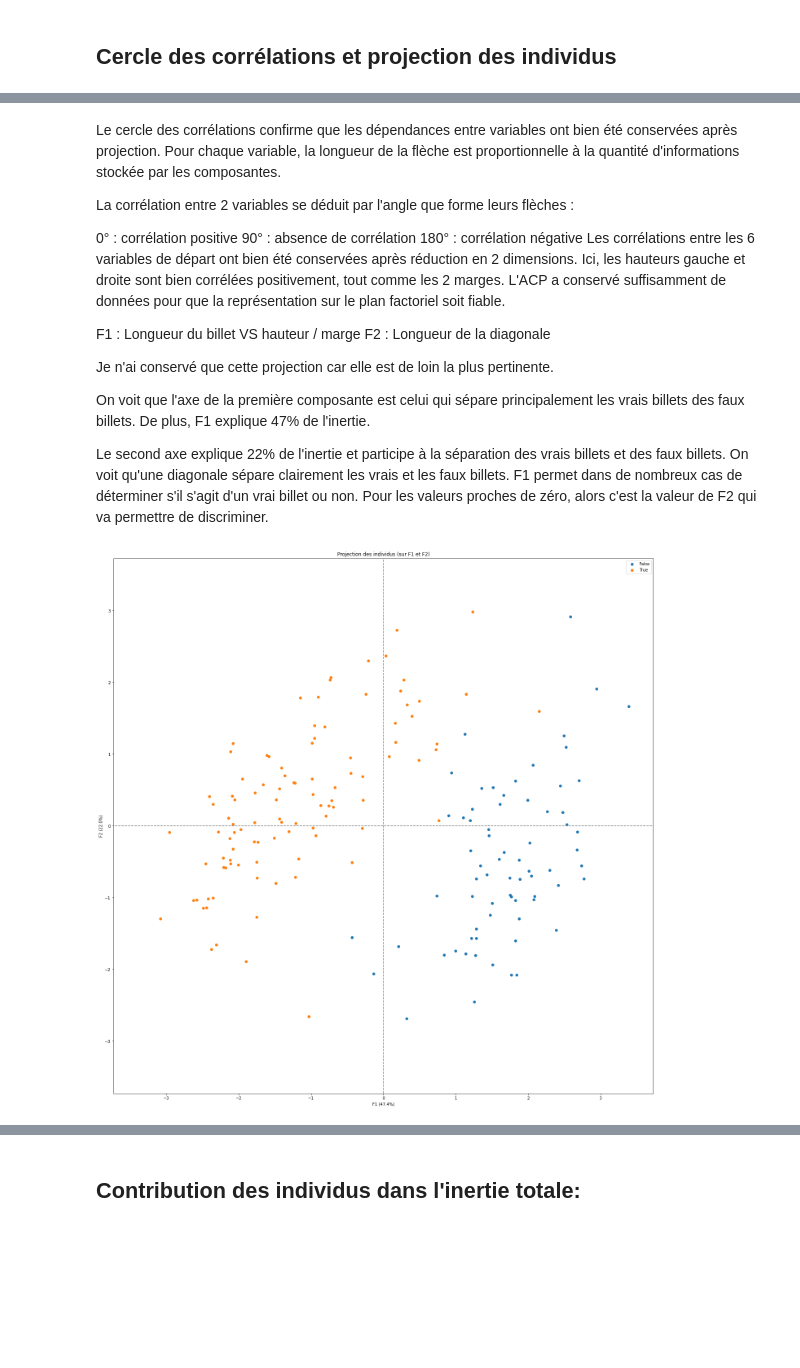
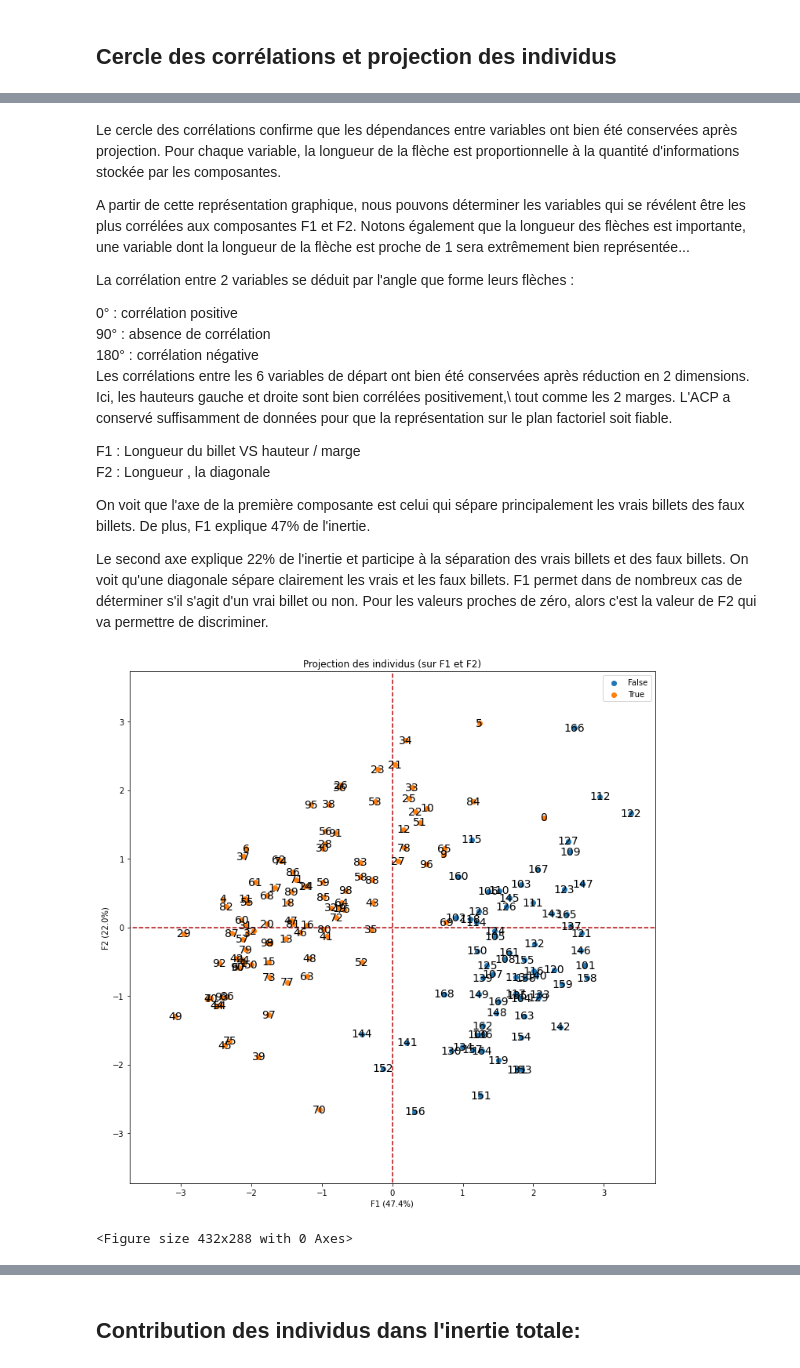
Before and after one commit to ROWAIDAK/P6-D-tectez-des-faux-billets, a Jupyter notebook: P6_02_ACP _Détectez_des_faux_billets.ipynb, the cells around one changed output, grey strips where cells are left out. Cells and saved outputs as stored; diff of their text form; code cells hidden in the pictures; blank space fills up the shorter version.

```diff
--- a/P6_02_ACP _Détectez_des_faux_billets.ipynb
+++ b/P6_02_ACP _Détectez_des_faux_billets.ipynb
@@ -31,8 +33,8 @@ from sklearn.preprocessing import StandardScaler
 from matplotlib.colors import ListedColormap
 cmap = ListedColormap(['#4cb2ff', '#61ba86'])
 # %%
-data = pd.read_csv('datas/notes.csv' , header=0, sep=",", decimal=".")
-data
+df = pd.read_csv('datas/notes.csv' , header=0, sep=",", decimal=".")
+df
 # %% [output]
 |  | is_genuine | diagonal | height_left | height_right | margin_low | margin_up | length |
 | 0 | True | 171.81 | 104.86 | 104.95 | 4.52 | 2.89 | 112.83 |
@@ -98,0 +81,18 @@ array([[-0.42834385,  2.6694537 ,  3.09656321, -0.13159013, -1.18987367,
+# %%
+#Préparation du jeu de données pour l'ACP
+# select columns for CPA
+#Préparation du jeu de données pour l'ACP
+df_pca = df.copy()
+df_pca.index = df_pca['is_genuine']
+del df_pca['is_genuine']
+
+
+#Transformation des données en array Numpy
+X = df_pca.values
+names = df_pca.index # ou data['columns'] pour avoir les intitulés
+features=df_pca.columns
+#centering but no reduction because the data already has the same unit
+std_scale = sk.preprocessing.StandardScaler().fit(X) # Fit des valeurs sur le modèle
+X_scaled= std_scale.transform(X)
+X_scaled = pd.DataFrame(X_scaled, columns=df_pca.columns) # Valeurs standardisées
+X_scaled
@@ -189,18 +161,19 @@ plt.show()
 # %% [markdown]
 Le cercle des corrélations confirme que les dépendances entre variables ont bien été conservées après projection. Pour chaque variable, la longueur de la flèche est proportionnelle à la quantité d'informations stockée par les composantes.
 
+A partir de cette représentation graphique, nous pouvons déterminer les variables qui se révélent être les plus corrélées aux composantes F1 et F2. Notons également que la longueur des flèches est importante, une variable dont la longueur de la flèche est proche de 1 sera extrêmement bien représentée...
+
 La corrélation entre 2 variables se déduit par l'angle que forme leurs flèches :
 
-0° : corrélation positive
-90° : absence de corrélation
-180° : corrélation négative
-Les corrélations entre les 6 variables de départ ont bien été conservées après réduction en 2 dimensions. Ici, les hauteurs gauche et droite sont bien corrélées positivement, tout comme les 2 marges. L'ACP a conservé suffisamment de données pour que la représentation sur le plan factoriel soit fiable.
+0° : corrélation positive\
+90° : absence de corrélation\
+180° : corrélation négative\
+Les corrélations entre les 6 variables de départ ont bien été conservées après réduction en 2 dimensions. Ici, les hauteurs gauche et droite sont bien corrélées positivement,\ tout comme les 2 marges. L'ACP a conservé suffisamment de données pour que la représentation sur le plan factoriel soit fiable.
 
 
-F1 : Longueur du billet VS hauteur / marge
-F2 : Longueur de la diagonale
+F1 : Longueur du billet VS hauteur / marge\
+F2 : Longueur , la diagonale
 
-Je n'ai conservé que cette projection car elle est de loin la plus pertinente.
 
 On voit que l'axe de la première composante est celui qui sépare principalement les vrais billets des faux billets. De plus, F1 explique 47% de l'inertie.
 
@@ -208,16 +181,15 @@ Le second axe explique 22% de l'inertie et participe à la séparation des vrais
 On voit qu'une diagonale sépare clairement les vrais et les faux billets.
 F1 permet dans de nombreux cas de déterminer s'il s'agit d'un vrai billet ou non. Pour les valeurs proches de zéro, alors c'est la valeur de F2 qui va permettre de discriminer.
 # %%
+#Coordonnées factorielles
+X_projected = pca.transform(X_scaled)
+
 #figure initialization
-plt.figure(figsize=(20,20))
-
-
-display_factorial_planes(X_projected, n_comp, pca, [(0,1)], illustrative_var = df.index)
-
-
+display_factorial_planes(X_projected, 2, pca, [(0,1)], labels=df.index ,illustrative_var = names)
 plt.tight_layout(pad=4)
-plt.savefig("graphiques\07. projection des individus.jpg", dpi=500, bbox_inches='tight', pad_inches=0.5)
+plt.savefig("graphiques/07. projection des individus.jpg")
 
 plt.show()
 # %% [output]
-[figure, old version]
+[figure, new version]
+<Figure size 432x288 with 0 Axes>
```
Also changed, not shown: parts of 31 cells of this notebook.
